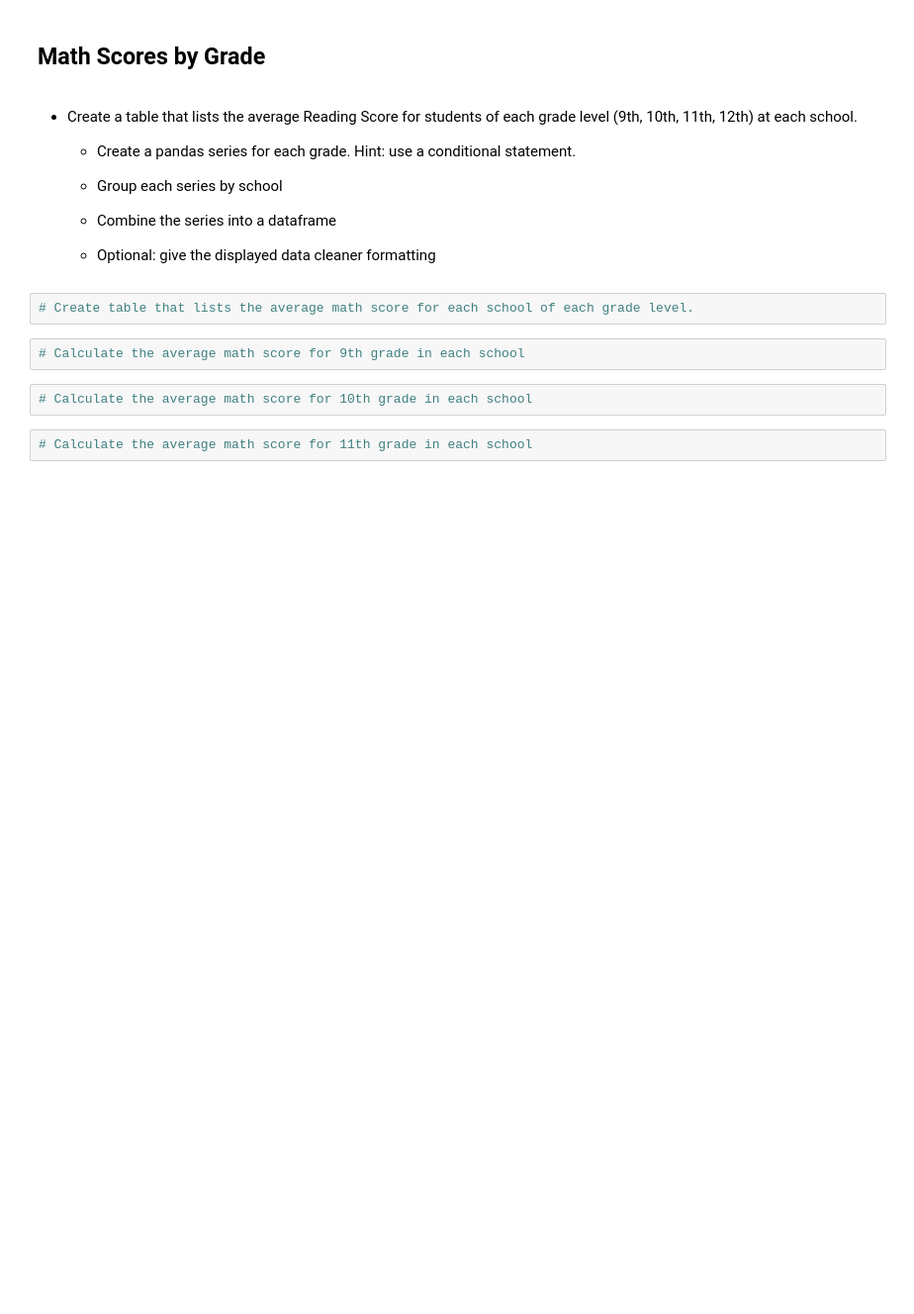
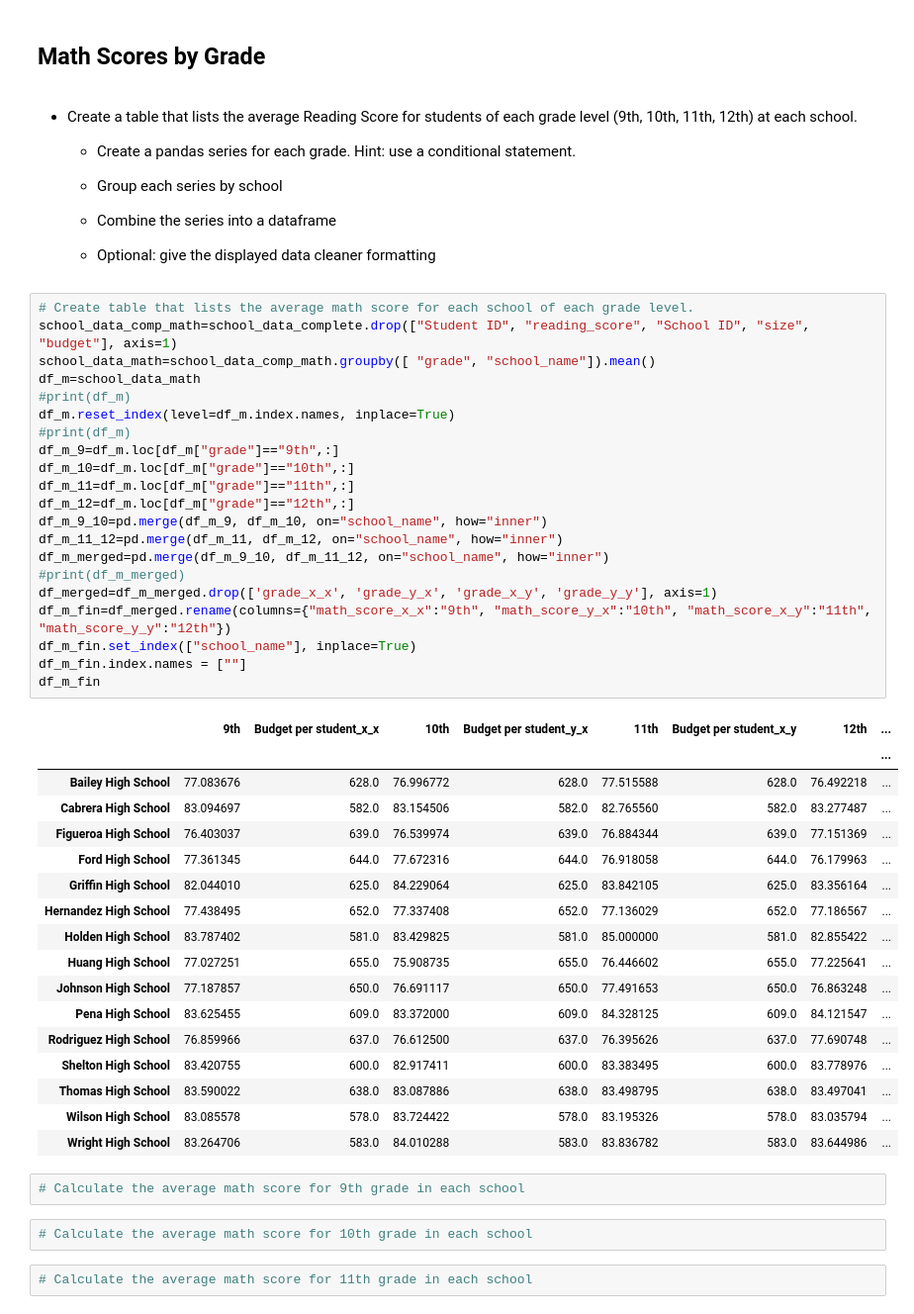
Before and after one commit to stilsons/DS-311-Python-Assignments, a Jupyter notebook: Week_03_Pandas_Steve/Python_Lab_Assignment.ipynb, the cells around one changed output. Shown: that part at 99% size. Saved outputs shown, nothing was run; the diff lists cells and outputs as text; blank space fills up the shorter version.

```diff
--- a/Week_03_Pandas_Steve/Python_Lab_Assignment.ipynb
+++ b/Week_03_Pandas_Steve/Python_Lab_Assignment.ipynb
@@ -319,8 +328,45 @@ Name: Student ID, dtype: float64
   * Combine the series into a dataframe
 
   * Optional: give the displayed data cleaner formatting
-# %%
-# Create table that lists the average math score for each school of each grade level.
+# %%
+# Create table that lists the average math score for each school of each grade level.
+school_data_comp_math=school_data_complete.drop(["Student ID", "reading_score", "School ID", "size", "budget"], axis=1)
+school_data_math=school_data_comp_math.groupby([ "grade", "school_name"]).mean()
+df_m=school_data_math
+#print(df_m)
+df_m.reset_index(level=df_m.index.names, inplace=True)
+#print(df_m)
+df_m_9=df_m.loc[df_m["grade"]=="9th",:]
+df_m_10=df_m.loc[df_m["grade"]=="10th",:]
+df_m_11=df_m.loc[df_m["grade"]=="11th",:]
+df_m_12=df_m.loc[df_m["grade"]=="12th",:]
+df_m_9_10=pd.merge(df_m_9, df_m_10, on="school_name", how="inner")
+df_m_11_12=pd.merge(df_m_11, df_m_12, on="school_name", how="inner")
+df_m_merged=pd.merge(df_m_9_10, df_m_11_12, on="school_name", how="inner")
+#print(df_m_merged)
+df_merged=df_m_merged.drop(['grade_x_x', 'grade_y_x', 'grade_x_y', 'grade_y_y'], axis=1)
+df_m_fin=df_merged.rename(columns={"math_score_x_x":"9th", "math_score_y_x":"10th", "math_score_x_y":"11th", "math_score_y_y":"12th"})
+df_m_fin.set_index(["school_name"], inplace=True)
+df_m_fin.index.names = [""]
+df_m_fin
+# %% [output]
+|  | 9th | Budget per student_x_x | 10th | Budget per student_y_x | 11th | Budget per student_x_y | 12th | ... |
+|  |  |  |  |  |  |  |  | ... |
+| Bailey High School | 77.083676 | 628.0 | 76.996772 | 628.0 | 77.515588 | 628.0 | 76.492218 | ... |
+| Cabrera High School | 83.094697 | 582.0 | 83.154506 | 582.0 | 82.765560 | 582.0 | 83.277487 | ... |
+| Figueroa High School | 76.403037 | 639.0 | 76.539974 | 639.0 | 76.884344 | 639.0 | 77.151369 | ... |
+| Ford High School | 77.361345 | 644.0 | 77.672316 | 644.0 | 76.918058 | 644.0 | 76.179963 | ... |
+| Griffin High School | 82.044010 | 625.0 | 84.229064 | 625.0 | 83.842105 | 625.0 | 83.356164 | ... |
+| Hernandez High School | 77.438495 | 652.0 | 77.337408 | 652.0 | 77.136029 | 652.0 | 77.186567 | ... |
+| Holden High School | 83.787402 | 581.0 | 83.429825 | 581.0 | 85.000000 | 581.0 | 82.855422 | ... |
+| Huang High School | 77.027251 | 655.0 | 75.908735 | 655.0 | 76.446602 | 655.0 | 77.225641 | ... |
+| Johnson High School | 77.187857 | 650.0 | 76.691117 | 650.0 | 77.491653 | 650.0 | 76.863248 | ... |
+| Pena High School | 83.625455 | 609.0 | 83.372000 | 609.0 | 84.328125 | 609.0 | 84.121547 | ... |
+| Rodriguez High School | 76.859966 | 637.0 | 76.612500 | 637.0 | 76.395626 | 637.0 | 77.690748 | ... |
+| Shelton High School | 83.420755 | 600.0 | 82.917411 | 600.0 | 83.383495 | 600.0 | 83.778976 | ... |
+| Thomas High School | 83.590022 | 638.0 | 83.087886 | 638.0 | 83.498795 | 638.0 | 83.497041 | ... |
+| Wilson High School | 83.085578 | 578.0 | 83.724422 | 578.0 | 83.195326 | 578.0 | 83.035794 | ... |
+| Wright High School | 83.264706 | 583.0 | 84.010288 | 583.0 | 83.836782 | 583.0 | 83.644986 | ... |
 # %%
 # Calculate the average math score for 9th grade in each school
 # %%
```
Also changed, not shown: parts of 1 cell of this notebook.
